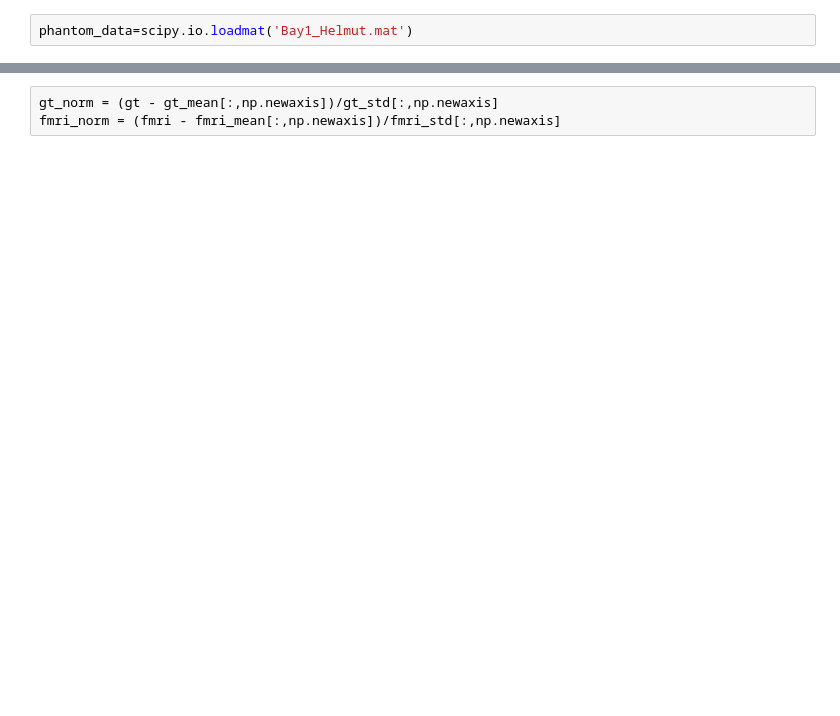
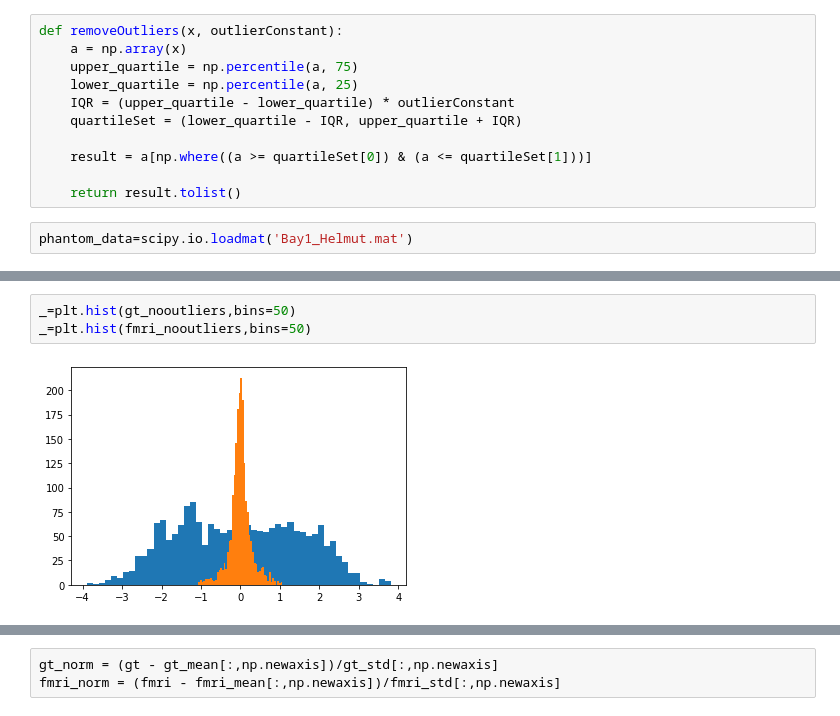
Before and after one commit to hstrey/fMRI-analysis, a Jupyter notebook: phantom multiplicative noise pymc3.ipynb, the cells around one changed output, grey strips where cells are left out. Drawn from its saved outputs; the diff is of its cells as text; blank space fills up the shorter version.

```diff
--- a/phantom multiplicative noise pymc3.ipynb
+++ b/phantom multiplicative noise pymc3.ipynb
@@ -7,6 +7,17 @@ import pymc3 as pm
 import scipy.io
 import scipy as sp
 import theano.tensor as th
+# %%
+def removeOutliers(x, outlierConstant):
+    a = np.array(x)
+    upper_quartile = np.percentile(a, 75)
+    lower_quartile = np.percentile(a, 25)
+    IQR = (upper_quartile - lower_quartile) * outlierConstant
+    quartileSet = (lower_quartile - IQR, upper_quartile + IQR)
+
+    result = a[np.where((a >= quartileSet[0]) & (a <= quartileSet[1]))]
+
+    return result.tolist()
 # %%
 phantom_data=scipy.io.loadmat('Bay1_Helmut.mat')
 # %%
@@ -19,0 +41,5 @@ fmri_std = np.std(fmri,axis=1)
+# %%
+_=plt.hist(gt_nooutliers,bins=50)
+_=plt.hist(fmri_nooutliers,bins=50)
+# %% [output]
+[figure, added]
```
Also changed, not shown: parts of 14 cells of this notebook.
